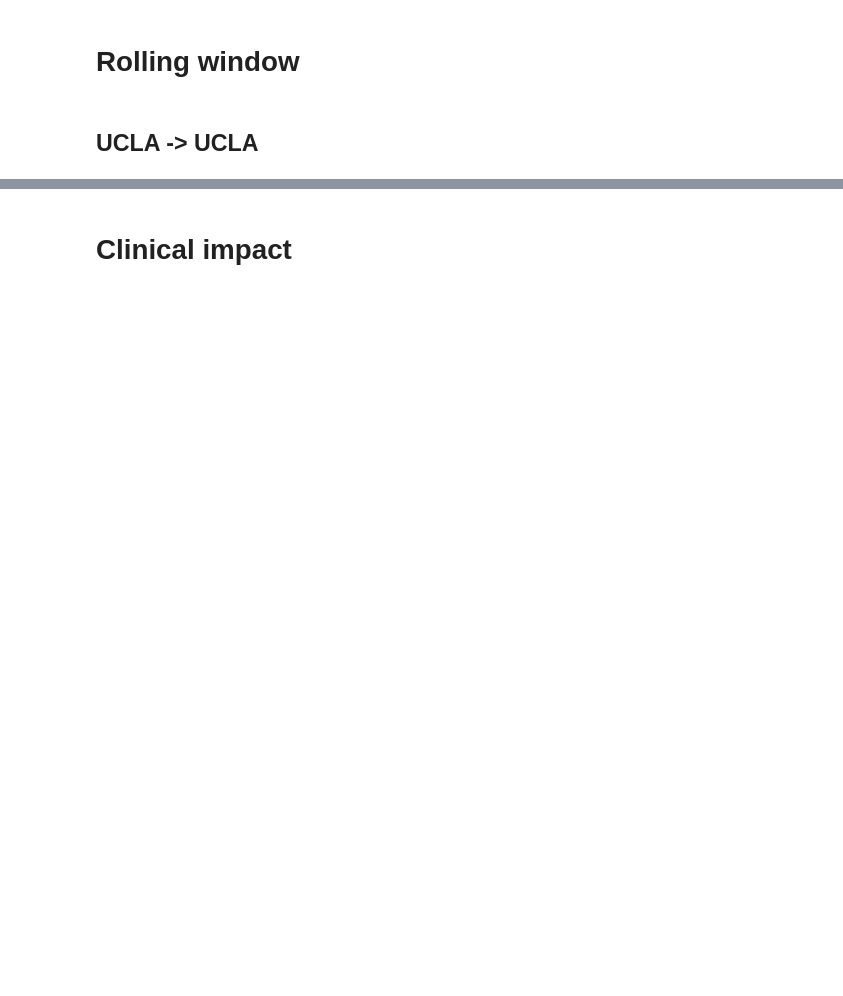
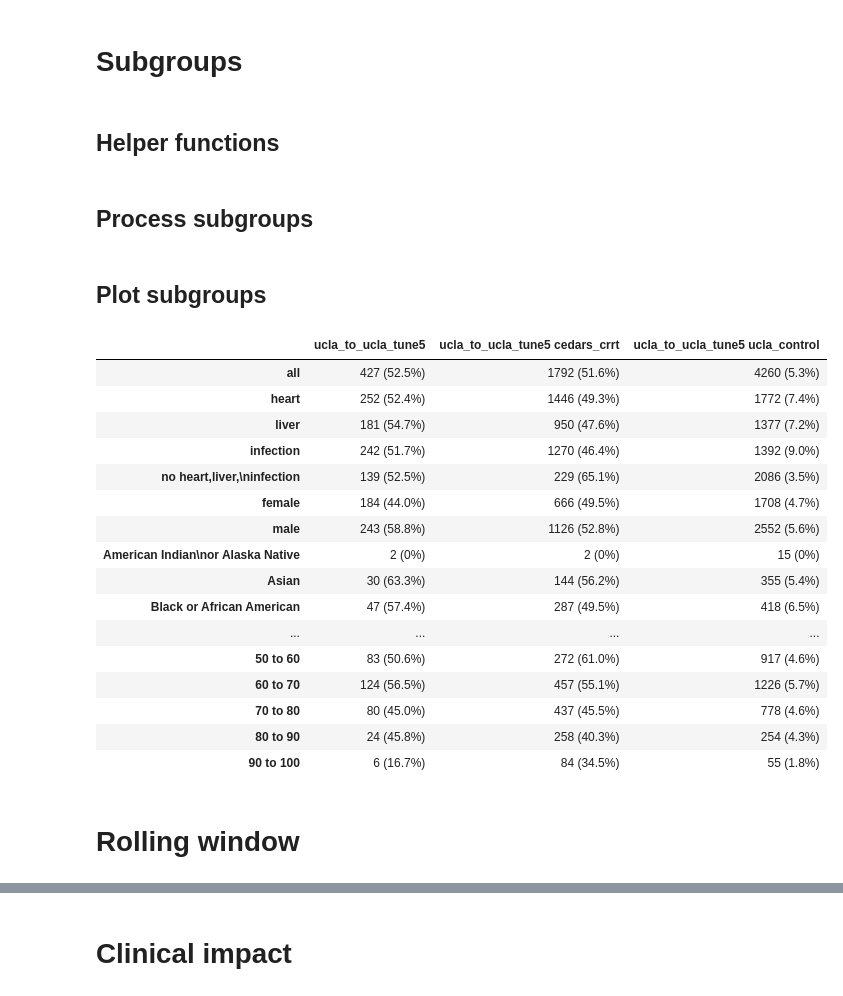
Before and after one commit to uclamii/CRRT, a Jupyter notebook: notebooks/results_analysis.ipynb, the cells around one changed output, grey strips where cells are left out. Cells and saved outputs as stored; diff of their text form; code cells hidden in the pictures; blank space fills up the shorter version.

```diff
--- a/notebooks/results_analysis.ipynb
+++ b/notebooks/results_analysis.ipynb
@@ -625,0 +161,15 @@ test_FN_subgroup_
+# %%
+# Experiment grid
+TRIALS=5
+ucla_train=f'ucla_to_ucla_tune{TRIALS}'
+cedars_train=f'cedars_to_cedars_tune{TRIALS}'
+uclapluscedars_train=f'uclapluscedars_to_uclapluscedars_tune{TRIALS}'
+all_train=f'all_to_all_tune{TRIALS}'
+
+ucla_preselectall=f'ucla_to_ucla_preselectall_tune{TRIALS}_v2'
+ucla_preselectcrrt=f'ucla_to_ucla_preselectcrrt_tune{TRIALS}'
+cedars_preselectall=f'cedars_to_cedars_preselectall_tune{TRIALS}_v2'
+cedars_preselectcrrt=f'cedars_to_cedars_preselectcrrt_tune{TRIALS}'
+uclapluscedars_preselectall=f'uclapluscedars_to_uclapluscedars_preselectall_tune{TRIALS}_v2'
+uclapluscedars_preselectcrrt=f'uclapluscedars_to_uclapluscedars_preselectcrrt_tune{TRIALS}'
+all_preselectall=f'all_to_all_preselectall_tune{TRIALS}_v2'
@@ -625,0 +574,20 @@ test_FN_subgroup_
+# %%
+plt_labels = ['Test', "External Test", "Control"]
+runs = [cedars_train, cedars_train, cedars_train]
+filters = ['', 'ucla_crrt','ucla_control']
+subgroups = [""]
+subgroup_labels = [""]
+colors = ['tab:blue', 'tab:orange','tab:olive']
+plot_metrics(curve_names, curve_fns, curve_params,
+             runs, filters, plt_labels,
+             subgroups, subgroup_labels, colors)
+
+plt_labels = ['Test', "External Test"]
+runs = [cedars_train, cedars_train]
+filters = ['', 'ucla_crrt']
+subgroups = ["_heart", "_liver", "_infection"]
+subgroup_labels = ["Heart", "Liver", "Infection"]
+colors = ['tab:green', 'tab:red', 'tab:purple', 'tab:brown','tab:pink', 'tab:gray']
+plot_metrics(curve_names, curve_fns, curve_params,
+             runs, filters, plt_labels,
+             subgroups, subgroup_labels, colors)
@@ -625,0 +607,4 @@ test_FN_subgroup_
+# %% [markdown]
+# Subgroups
+# %% [markdown]
+## Helper functions
@@ -625,0 +876,2 @@ test_FN_subgroup_
+# %% [markdown]
+## Process subgroups
@@ -626,4 +971,30 @@ test_FN_subgroup_
+# %% [markdown]
+## Plot subgroups
+# %%
+report_subgroup_metrics(['counts'],
+                runs, filters,
+                subgroup_labels)
+
+# plot_subgroup(metric_names,
+#                 runs, filters, plt_labels,
+#                 subgroup_labels, subgroup_categories)
+# %% [output]
+|  | ucla_to_ucla_tune5 | ucla_to_ucla_tune5 cedars_crrt | ucla_to_ucla_tune5 ucla_control |
+| all | 427 (52.5%) | 1792 (51.6%) | 4260 (5.3%) |
+| heart | 252 (52.4%) | 1446 (49.3%) | 1772 (7.4%) |
+| liver | 181 (54.7%) | 950 (47.6%) | 1377 (7.2%) |
+| infection | 242 (51.7%) | 1270 (46.4%) | 1392 (9.0%) |
+| no heart,liver,\ninfection | 139 (52.5%) | 229 (65.1%) | 2086 (3.5%) |
+| female | 184 (44.0%) | 666 (49.5%) | 1708 (4.7%) |
+| male | 243 (58.8%) | 1126 (52.8%) | 2552 (5.6%) |
+| American Indian\nor Alaska Native | 2 (0%) | 2 (0%) | 15 (0%) |
+| Asian | 30 (63.3%) | 144 (56.2%) | 355 (5.4%) |
+| Black or African American | 47 (57.4%) | 287 (49.5%) | 418 (6.5%) |
+| ... | ... | ... | ... |
+| 50 to 60 | 83 (50.6%) | 272 (61.0%) | 917 (4.6%) |
+| 60 to 70 | 124 (56.5%) | 457 (55.1%) | 1226 (5.7%) |
+| 70 to 80 | 80 (45.0%) | 437 (45.5%) | 778 (4.6%) |
+| 80 to 90 | 24 (45.8%) | 258 (40.3%) | 254 (4.3%) |
+| 90 to 100 | 6 (16.7%) | 84 (34.5%) | 55 (1.8%) |
 # %% [markdown]
 # Rolling window
-# %% [markdown]
-## UCLA -> UCLA
```
Also changed, not shown: parts of 83 cells of this notebook, 12 other files.
